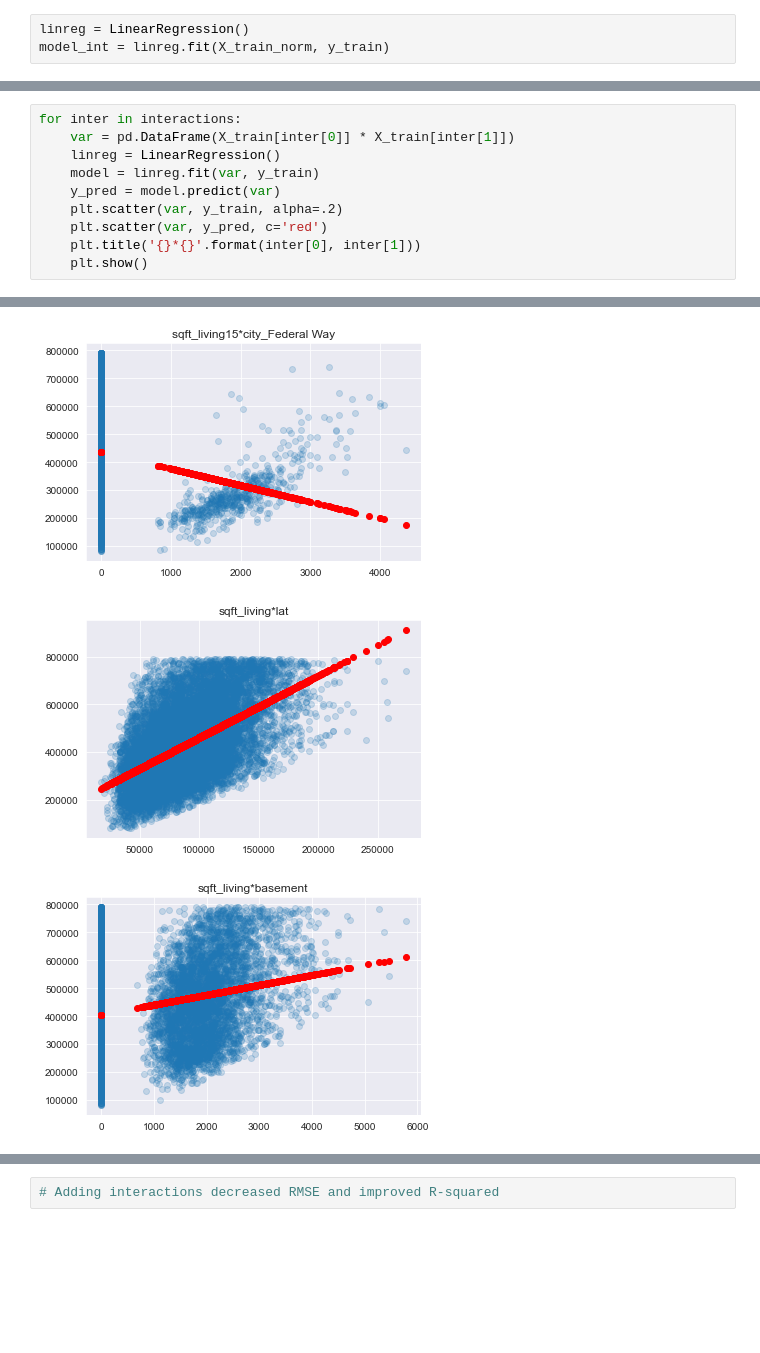
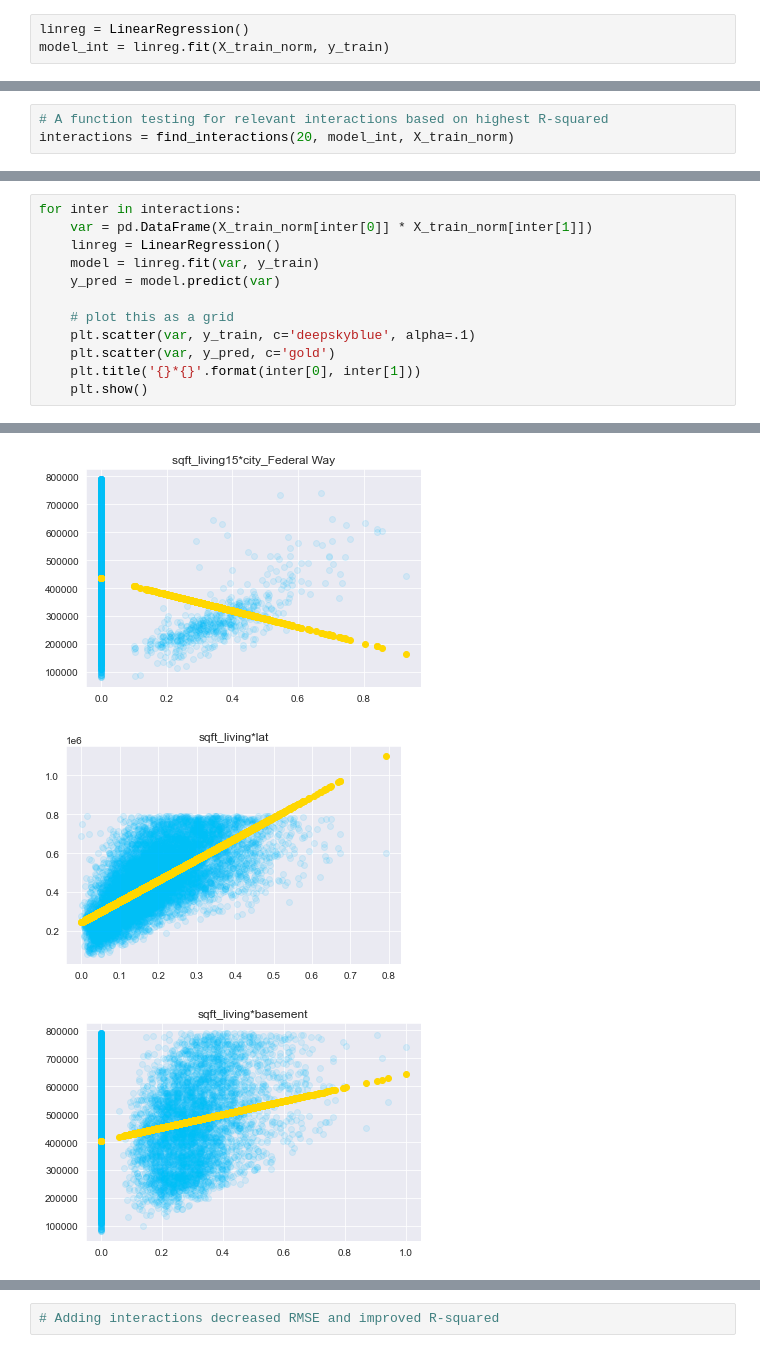
Before and after one commit to Stenke/King-County-Housing-Regression-Analysis, a Jupyter notebook: House(party)_Final-Modeling.ipynb, the cells around one changed output, grey strips where cells are left out. Saved outputs shown, nothing was run; the diff lists cells and outputs as text; blank space fills up the shorter version.

Commit message:
cleaning up final model, prep for readme

```diff
--- a/House(party)_Final-Modeling.ipynb
+++ b/House(party)_Final-Modeling.ipynb
@@ -394,0 +352,3 @@ R^2 including interaction of sqft_living15 and city_Federal Way: 0.714
+# %%
+# A function testing for relevant interactions based on highest R-squared
+interactions = find_interactions(20, model_int, X_train_norm)
@@ -413,11 +398,13 @@ interactions
 # %%
 for inter in interactions:
-    var = pd.DataFrame(X_train[inter[0]] * X_train[inter[1]])
+    var = pd.DataFrame(X_train_norm[inter[0]] * X_train_norm[inter[1]])
     linreg = LinearRegression()
     model = linreg.fit(var, y_train)
     y_pred = model.predict(var)
-    plt.scatter(var, y_train, alpha=.2)
-    plt.scatter(var, y_pred, c='red')
+
+    # plot this as a grid
+    plt.scatter(var, y_train, c='deepskyblue', alpha=.1)
+    plt.scatter(var, y_pred, c='gold')
     plt.title('{}*{}'.format(inter[0], inter[1]))
     plt.show()
 # %% [output]
@@ -429,3 +416,3 @@ for inter in interactions:
-[figure, old version]
+[figure, new version]
-[figure, old version]
+[figure, new version]
-[figure, old version]
+[figure, new version]
```
Also changed, not shown: parts of 80 cells of this notebook, 5 other files.
